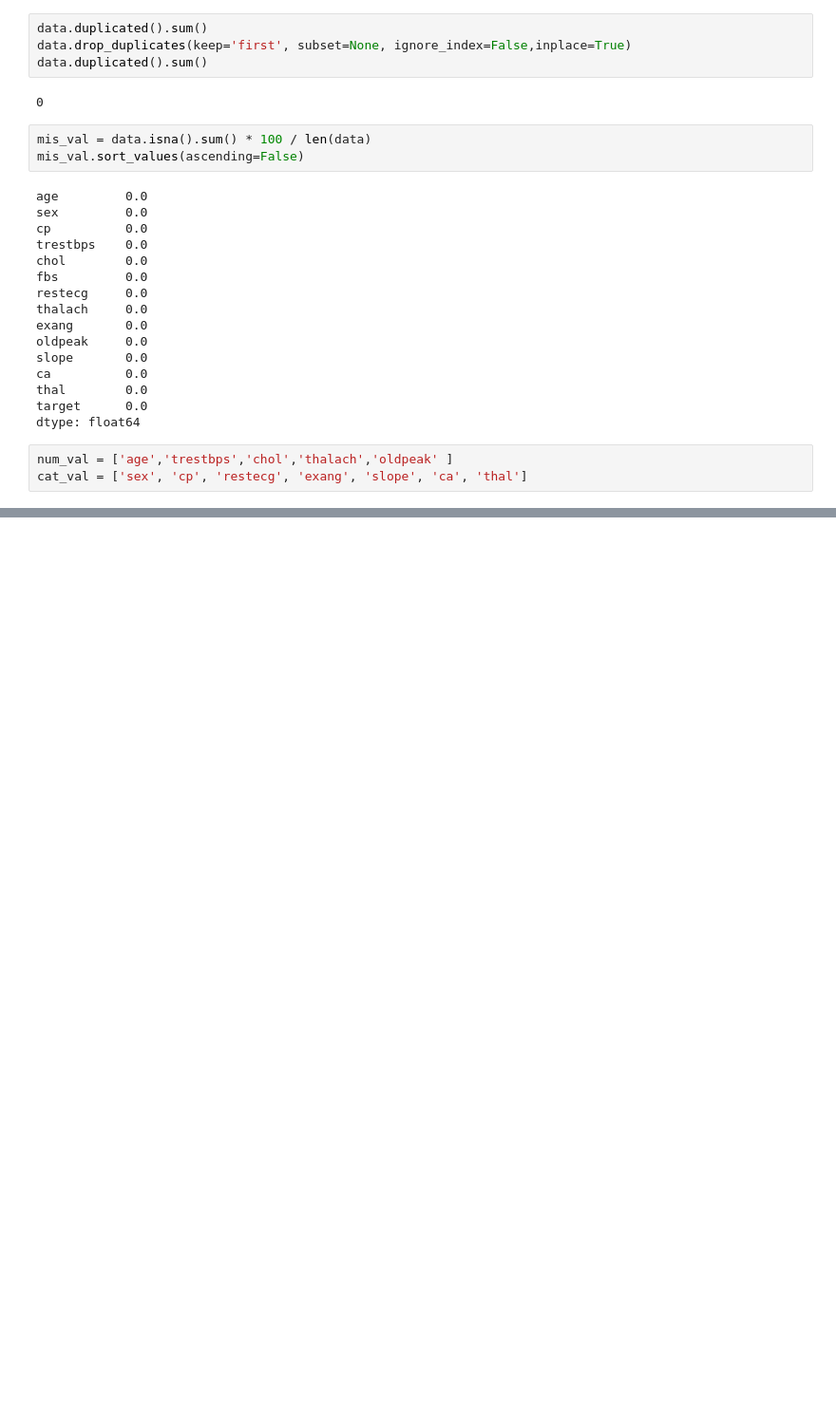
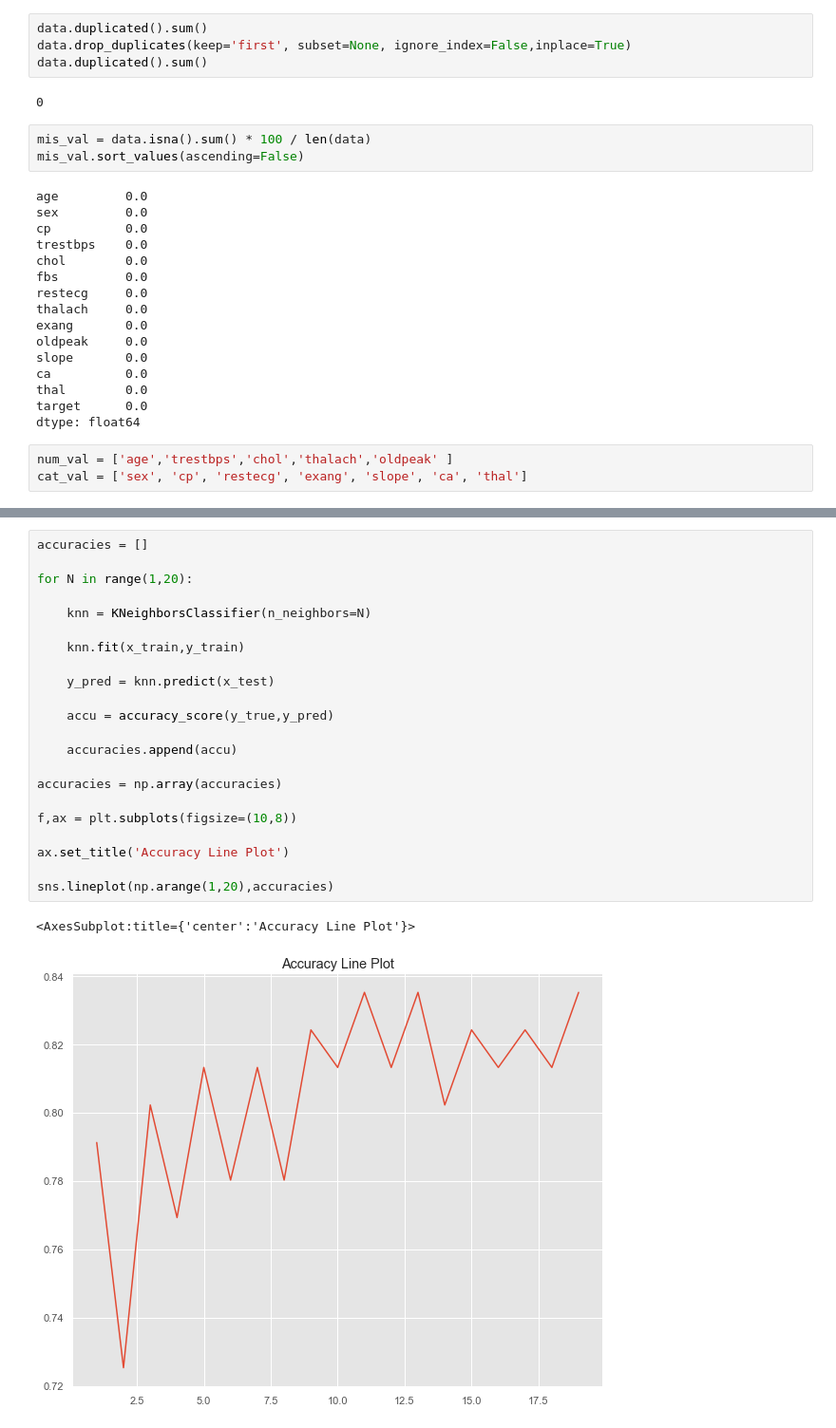
Before and after one commit to Omuk/Reborn, a Jupyter notebook: Data Practice/Practice_Field.ipynb, the cells around one changed output, grey strips where cells are left out. Shown: that part at 95% size. Cells and saved outputs as stored; diff of their text form; blank space fills up the shorter version.

```diff
--- a/Data Practice/Practice_Field.ipynb
+++ b/Data Practice/Practice_Field.ipynb
@@ -58,0 +126,25 @@ cat_val = ['sex', 'cp', 'restecg', 'exang', 'slope', 'ca', 'thal']
+# %%
+accuracies = []
+
+for N in range(1,20):
+
+    knn = KNeighborsClassifier(n_neighbors=N)
+
+    knn.fit(x_train,y_train)
+
+    y_pred = knn.predict(x_test)
+
+    accu = accuracy_score(y_true,y_pred)
+
+    accuracies.append(accu)
+
+accuracies = np.array(accuracies)
+
+f,ax = plt.subplots(figsize=(10,8))
+
+ax.set_title('Accuracy Line Plot')
+
+sns.lineplot(np.arange(1,20),accuracies)
+# %% [output]
+<AxesSubplot:title={'center':'Accuracy Line Plot'}>
+[figure, added]
```
Also changed, not shown: parts of 8 cells of this notebook.
